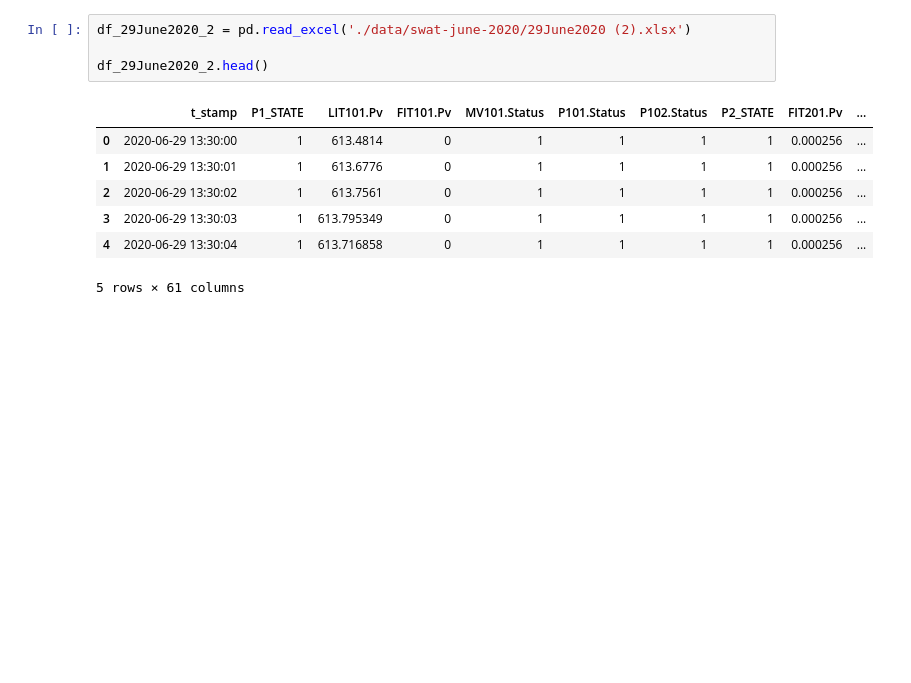
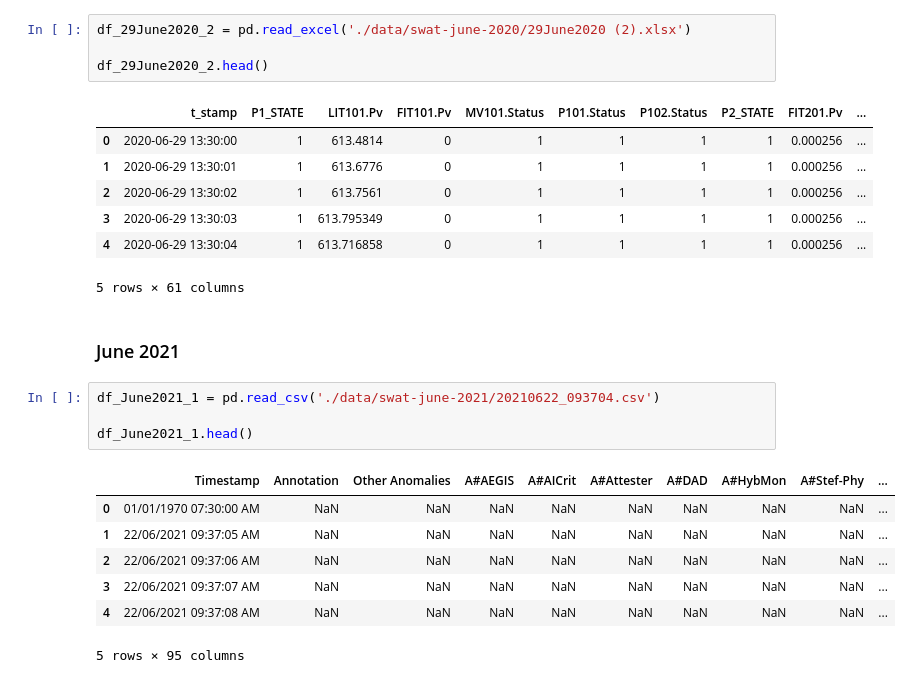
Before and after one commit to fadelananda/poisoning-ics-ad, a Jupyter notebook: explore.ipynb, the cells around one changed output. Cells and saved outputs as stored; diff of their text form; blank space fills up the shorter version.

```diff
--- a/explore.ipynb
+++ b/explore.ipynb
@@ -103,3 +103,17 @@ df_29June2020_2.head()
 | 3 | 2020-06-29 13:30:03 | 1 | 613.795349 | 0 | 1 | 1 | 1 | 1 | 0.000256 | ... |
 | 4 | 2020-06-29 13:30:04 | 1 | 613.716858 | 0 | 1 | 1 | 1 | 1 | 0.000256 | ... |
 5 rows × 61 columns
+# %% [markdown]
+### June 2021
+# %%
+df_June2021_1 = pd.read_csv('./data/swat-june-2021/20210622_093704.csv')
+
+df_June2021_1.head()
+# %% [output]
+|  | Timestamp | Annotation | Other Anomalies | A#AEGIS | A#AICrit | A#Attester | A#DAD | A#HybMon | A#Stef-Phy | ... |
+| 0 | 01/01/1970 07:30:00 AM | NaN | NaN | NaN | NaN | NaN | NaN | NaN | NaN | ... |
+| 1 | 22/06/2021 09:37:05 AM | NaN | NaN | NaN | NaN | NaN | NaN | NaN | NaN | ... |
+| 2 | 22/06/2021 09:37:06 AM | NaN | NaN | NaN | NaN | NaN | NaN | NaN | NaN | ... |
+| 3 | 22/06/2021 09:37:07 AM | NaN | NaN | NaN | NaN | NaN | NaN | NaN | NaN | ... |
+| 4 | 22/06/2021 09:37:08 AM | NaN | NaN | NaN | NaN | NaN | NaN | NaN | NaN | ... |
+5 rows × 95 columns
```
Also changed, not shown: parts of 12 cells of this notebook.
